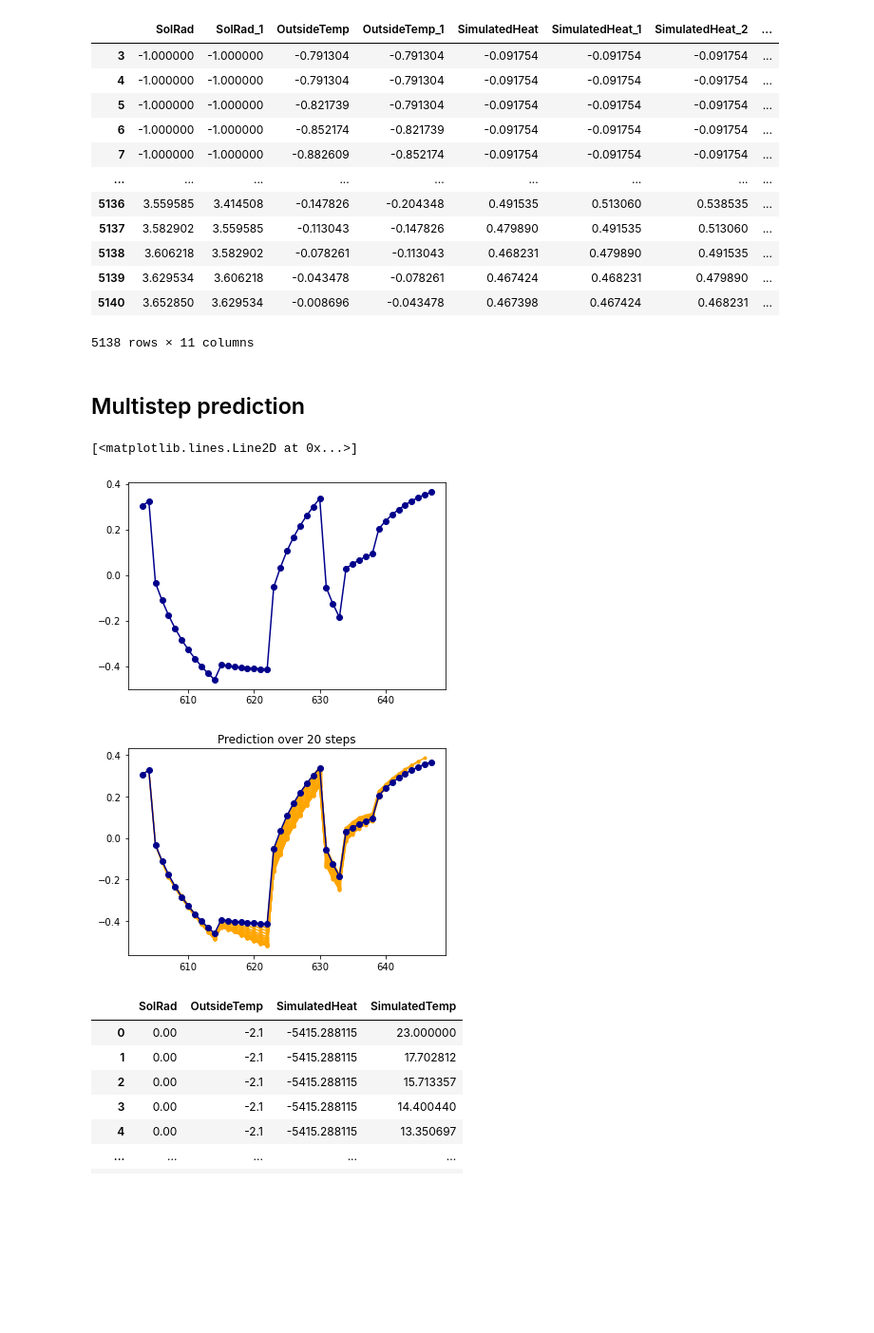
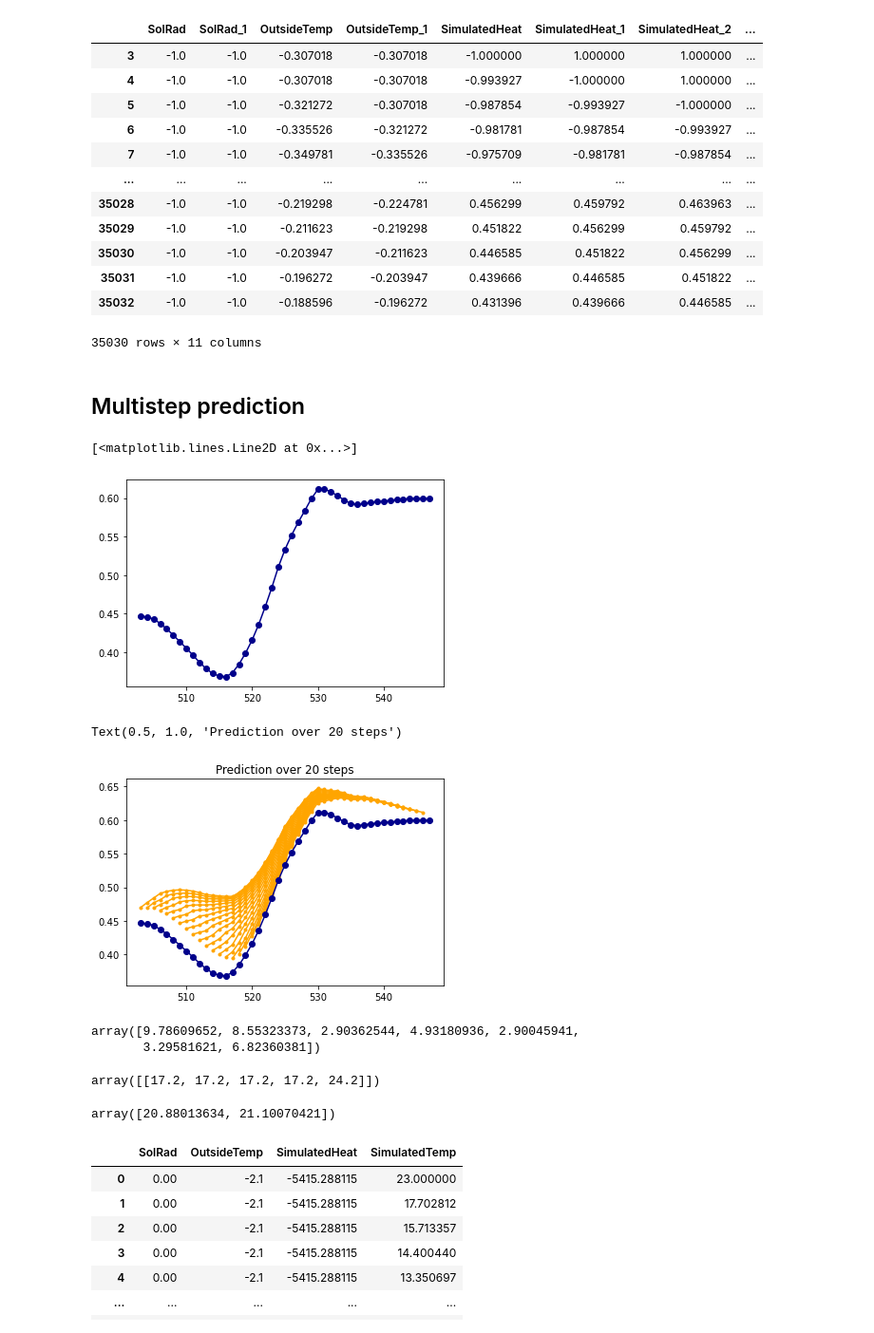
Before and after one commit to Radu-C-Martin/Master-Project, a Jupyter notebook: Notebooks/70_Server_result_analysis.ipynb, the cells around one changed output. Shown at 95% size. Drawn from its saved outputs; the diff is of its cells as text; code cells hidden in the pictures; blank space fills up the shorter version.

Commit message:
WIP: Update to result analysis notebook

```diff
--- a/Notebooks/70_Server_result_analysis.ipynb
+++ b/Notebooks/70_Server_result_analysis.ipynb
@@ -11,10 +12,13 @@ from helpers import get_scaled_df, data_to_gpr
 # %%
 import matplotlib.pyplot as plt
 # %%
-scaler = pickle.load(open("controller_scaler.pkl", 'rb'))
-model = pickle.load(open("controller_model.pkl", 'rb'))
-df = pd.read_pickle("controller_df.pkl")
-X_log = pickle.load(open("controller_X_log.pkl", 'rb'))
+sim_path = Path("../Data/Simulation_results/Second batch/", "4_sparse_GP_500pts_12_averageYear")
+scaler = pickle.load(open(Path(sim_path, "controller_scaler.pkl"), 'rb'))
+scaler_helper = ScalerHelper(scaler)
+model = pickle.load(open(Path(sim_path, "controller_model.pkl"), 'rb'))
+df = pd.read_pickle(Path(sim_path, "controller_df.pkl"))
+X_log = pickle.load(open(Path(sim_path,"controller_X_log.pkl"), 'rb'))
+model_log = pickle.load(open(Path(sim_path,"controller_model_log.pkl"), 'rb'))
 # %%
 t_cols = []
 w_cols = ['SolRad', 'OutsideTemp']
@@ -52,25 +64,25 @@ df_gpr = data_to_gpr(df_sc, dict_cols)
 df_gpr
 # %% [output]
 |  | SolRad | SolRad_1 | OutsideTemp | OutsideTemp_1 | SimulatedHeat | SimulatedHeat_1 | SimulatedHeat_2 | ... |
-| 3 | -1.000000 | -1.000000 | -0.791304 | -0.791304 | -0.091754 | -0.091754 | -0.091754 | ... |
-| 4 | -1.000000 | -1.000000 | -0.791304 | -0.791304 | -0.091754 | -0.091754 | -0.091754 | ... |
-| 5 | -1.000000 | -1.000000 | -0.821739 | -0.791304 | -0.091754 | -0.091754 | -0.091754 | ... |
-| 6 | -1.000000 | -1.000000 | -0.852174 | -0.821739 | -0.091754 | -0.091754 | -0.091754 | ... |
-| 7 | -1.000000 | -1.000000 | -0.882609 | -0.852174 | -0.091754 | -0.091754 | -0.091754 | ... |
+| 3 | -1.0 | -1.0 | -0.307018 | -0.307018 | -1.000000 | 1.000000 | 1.000000 | ... |
+| 4 | -1.0 | -1.0 | -0.307018 | -0.307018 | -0.993927 | -1.000000 | 1.000000 | ... |
+| 5 | -1.0 | -1.0 | -0.321272 | -0.307018 | -0.987854 | -0.993927 | -1.000000 | ... |
+| 6 | -1.0 | -1.0 | -0.335526 | -0.321272 | -0.981781 | -0.987854 | -0.993927 | ... |
+| 7 | -1.0 | -1.0 | -0.349781 | -0.335526 | -0.975709 | -0.981781 | -0.987854 | ... |
 | ... | ... | ... | ... | ... | ... | ... | ... | ... |
-| 5136 | 3.559585 | 3.414508 | -0.147826 | -0.204348 | 0.491535 | 0.513060 | 0.538535 | ... |
-| 5137 | 3.582902 | 3.559585 | -0.113043 | -0.147826 | 0.479890 | 0.491535 | 0.513060 | ... |
-| 5138 | 3.606218 | 3.582902 | -0.078261 | -0.113043 | 0.468231 | 0.479890 | 0.491535 | ... |
-| 5139 | 3.629534 | 3.606218 | -0.043478 | -0.078261 | 0.467424 | 0.468231 | 0.479890 | ... |
-| 5140 | 3.652850 | 3.629534 | -0.008696 | -0.043478 | 0.467398 | 0.467424 | 0.468231 | ... |
+| 35028 | -1.0 | -1.0 | -0.219298 | -0.224781 | 0.456299 | 0.459792 | 0.463963 | ... |
+| 35029 | -1.0 | -1.0 | -0.211623 | -0.219298 | 0.451822 | 0.456299 | 0.459792 | ... |
+| 35030 | -1.0 | -1.0 | -0.203947 | -0.211623 | 0.446585 | 0.451822 | 0.456299 | ... |
+| 35031 | -1.0 | -1.0 | -0.196272 | -0.203947 | 0.439666 | 0.446585 | 0.451822 | ... |
+| 35032 | -1.0 | -1.0 | -0.188596 | -0.196272 | 0.431396 | 0.439666 | 0.446585 | ... |
-5138 rows × 11 columns
+35030 rows × 11 columns
 # %% [markdown]
 ## Multistep prediction
 # %%
 df_input = df_gpr.drop(columns = dict_cols['w'][1] + dict_cols['u'][1] + dict_cols['y'][1])
 df_output = df_gpr[dict_cols['y'][1]]
 # %%
-start_idx = 600
+start_idx = 500
 nb_predictions = 25
 N_pred = 20
 # %%
@@ -78,30 +90,46 @@ plt.figure()
 plt.plot(df_output.iloc[start_idx:start_idx + nb_predictions + N_pred], 'o-', label = 'measured', color = 'darkblue')
 # %% [output]
 [<matplotlib.lines.Line2D at 0x...>]
-[figure, old version]
+[figure, new version]
 # %%
-m = model
+m = model_log[-1]
 # %%
-plt.figure()
+fig = plt.figure()
 
 y_name = dict_cols['y'][1][0]
 for idx in range(start_idx, start_idx + nb_predictions):
     df_iter = df_input.iloc[idx:(idx + N_pred)].copy()
     for idxx in range(N_pred - 1):
         idx_old = df_iter.index[idxx]
         idx_new = df_iter.index[idxx+1]
         mean, var = m.predict_f(df_iter.loc[idx_old, :].to_numpy().reshape(1, -1))
         df_iter.loc[idx_new, f'{y_name}_1'] = mean.numpy().flatten()
         for lag in range(2, dict_cols['y'][0] + 1):
             df_iter.loc[idx_new, f"{y_name}_{lag}"] = df_iter.loc[idx_old, f"{y_name}_{lag-1}"]
 
     mean_iter, var_iter = m.predict_f(df_iter.to_numpy())
     plt.plot(df_iter.index, mean_iter.numpy(), '.-', label = 'predicted', color = 'orange')
 plt.plot(df_output.iloc[start_idx:start_idx + nb_predictions + N_pred], 'o-', label = 'measured', color = 'darkblue')
 plt.title(f"Prediction over {N_pred} steps")
-plt.savefig(f"prediction_{N_pred}_steps.png")
+#plt.ylim([0.55, 0.65])
+#plt.savefig(f"prediction_{N_pred}_steps.png")
 # %% [output]
+Text(0.5, 1.0, 'Prediction over 20 steps')
-[figure, old version]
+[figure, new version]
+# %%
+gpflow.utilities.parameter_dict(m)['.kernel.lengthscales'].numpy()
+# %% [output]
+array([9.78609652, 8.55323373, 2.90362544, 4.93180936, 2.90045941,
+       3.29581621, 6.82360381])
+# %%
+np.params = np.empty((1, 5))
+np.params
+# %% [output]
+array([[17.2, 17.2, 17.2, 17.2, 24.2]])
+# %%
+scaler_helper.inverse_scale_output([0.5975, 0.6150])
+# %% [output]
+array([20.88013634, 21.10070421])
 # %%
 df
 # %% [output]
```
Also changed, not shown: parts of 5 cells of this notebook.
